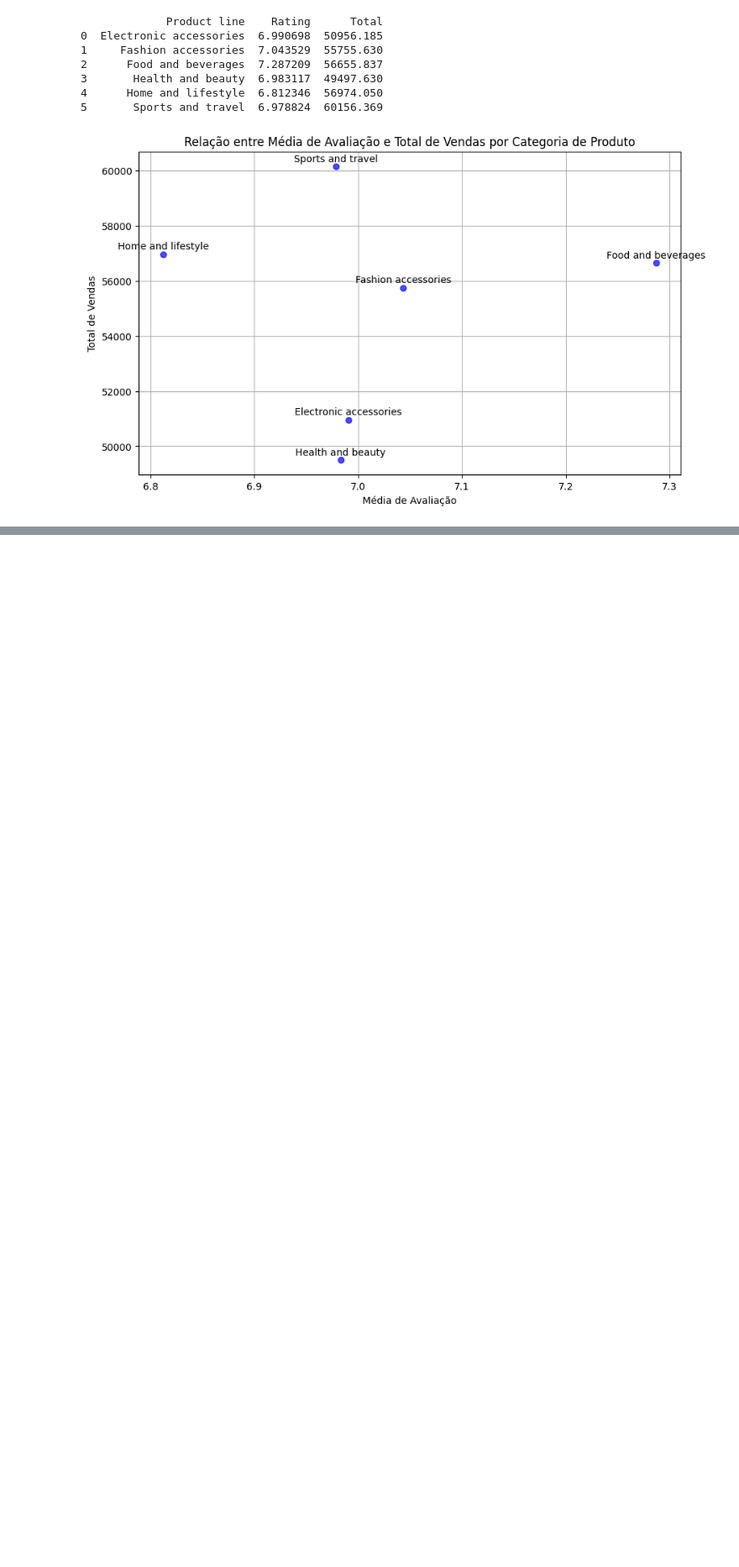
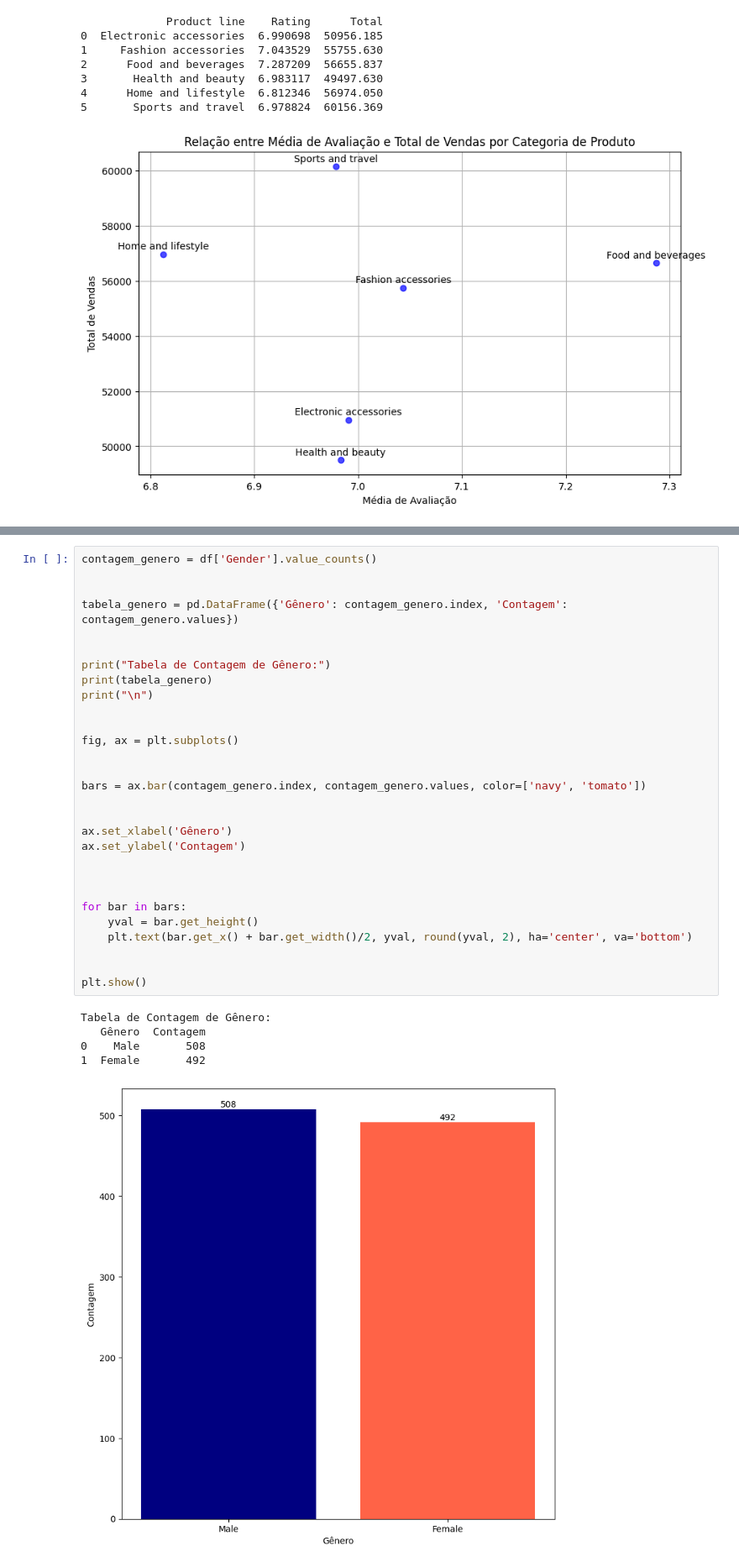
Before and after one commit to leonildolinck/ada-projeto-tecnicas-de-programacao, a Jupyter notebook: Projeto-Notebook.ipynb, the cells around one changed output, grey strips where cells are left out. Shown at 84% size. Saved outputs shown, nothing was run; the diff lists cells and outputs as text; blank space fills up the shorter version.

```diff
--- a/Projeto-Notebook.ipynb
+++ b/Projeto-Notebook.ipynb
@@ -844,0 +849,35 @@ plt.show()
+# %%
+contagem_genero = df['Gender'].value_counts()
+
+
+tabela_genero = pd.DataFrame({'Gênero': contagem_genero.index, 'Contagem': contagem_genero.values})
+
+
+print("Tabela de Contagem de Gênero:")
+print(tabela_genero)
+print("\n")
+
+
+fig, ax = plt.subplots()
+
+
+bars = ax.bar(contagem_genero.index, contagem_genero.values, color=['navy', 'tomato'])
+
+
+ax.set_xlabel('Gênero')
+ax.set_ylabel('Contagem')
+
+
+
+for bar in bars:
+    yval = bar.get_height()
+    plt.text(bar.get_x() + bar.get_width()/2, yval, round(yval, 2), ha='center', va='bottom')
+
+
+plt.show()
+# %% [output]
+Tabela de Contagem de Gênero:
+   Gênero  Contagem
+0    Male       508
+1  Female       492
+[figure, added]
```
Also changed, not shown: parts of 4 cells of this notebook.
